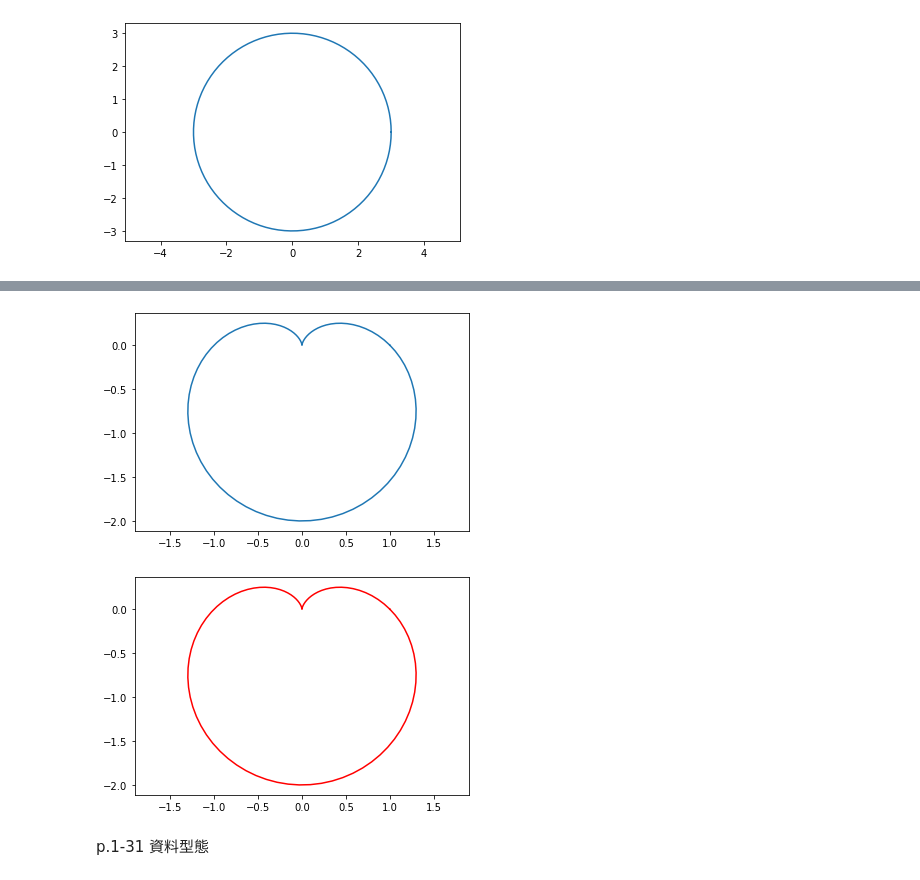
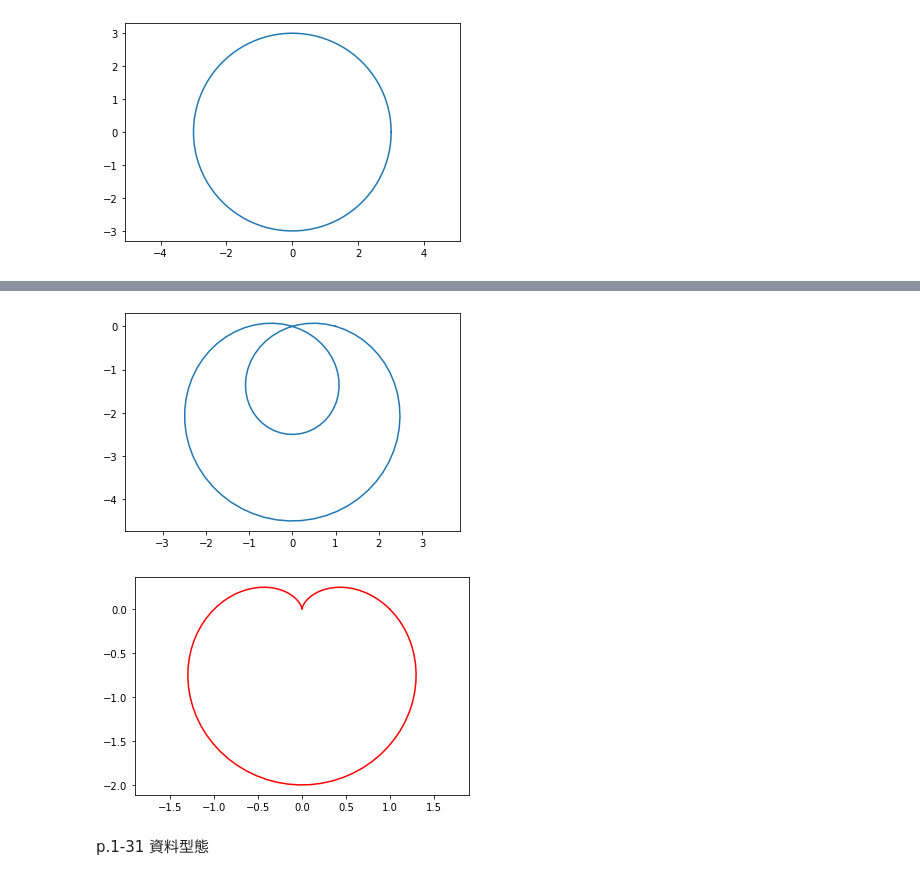
Before and after one commit to TienLungSun/Python, a Jupyter notebook: IE118 week3.ipynb, the cells around one changed output, grey strips where cells are left out. Drawn from its saved outputs; the diff is of its cells as text; code cells hidden in the pictures.

```diff
--- a/IE118 week3.ipynb
+++ b/IE118 week3.ipynb
@@ -98,23 +120,23 @@ plt.show()
+# %%
+radian1=np.linspace(0, 2*mypi, 100)
+r=1-3.5*np.sin(radian1)
+x=r*np.cos(radian1)
+y=r*np.sin(radian1)
+plt.plot(x, y)
+plt.axis('equal')
+plt.show()
+# %% [output]
+[figure, added]
 # %%
-radian1=np.linspace(0, 2*pi, 100)
+radian1=np.linspace(0, 2*mypi, 100)
 r=1-np.sin(radian1)
 x=r*np.cos(radian1)
 y=r*np.sin(radian1)
-plt.plot(x, y)
+plt.plot(x, y, 'red')
 plt.axis('equal')
 plt.show()
 # %% [output]
-[figure, old version]
+[figure, new version]
-# %%
-radian1=np.linspace(0, 2*pi, 100)
-r=1-np.sin(radian1)
-x=r*np.cos(radian1)
-y=r*np.sin(radian1)
-plt.plot(x, y, 'red')
-plt.axis('equal')
-plt.show()
-# %% [output]
-[figure, removed]
 # %% [markdown]
 p.1-31 資料型態
 # %%
```
Also changed, not shown: parts of 16 cells of this notebook.
